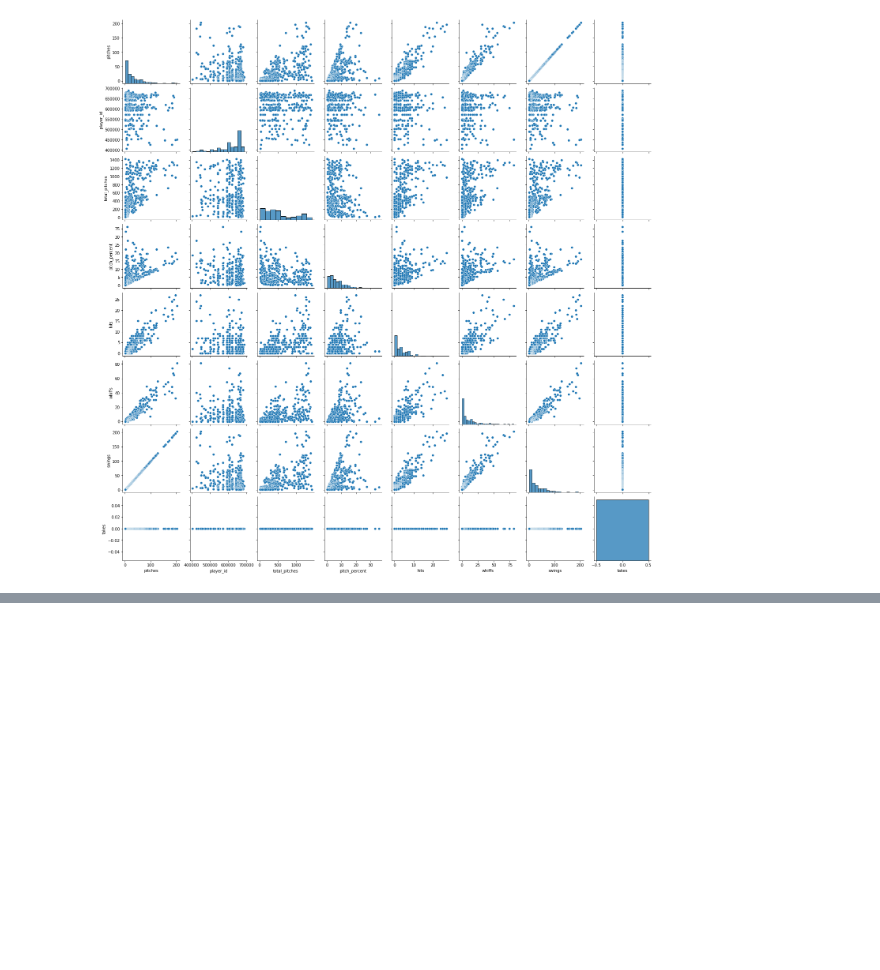
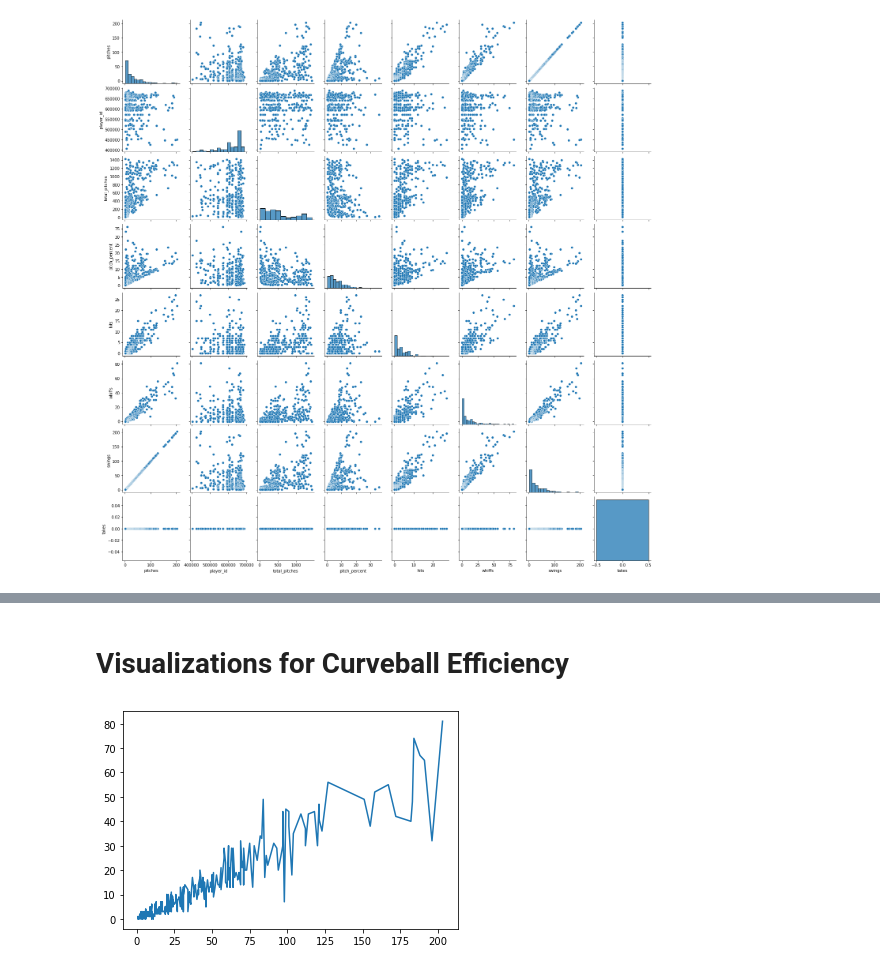
Before and after one commit to Katherine89Lee/Curveball-Data, a Jupyter notebook: Curveballs.ipynb, the cells around one changed output, grey strips where cells are left out. Cells and saved outputs as stored; diff of their text form; code cells hidden in the pictures; blank space fills up the shorter version.

```diff
--- a/Curveballs.ipynb
+++ b/Curveballs.ipynb
@@ -60,0 +69,11 @@ sns.pairplot(curveballs_clean)
+# %% [markdown]
+# Visualizations for Curveball Efficiency
+# %%
+#I love heatmaps. So much so that I could put it on a shirt. But clearly, I do not need this here.
+#The correlations are not the reason I'm doing this. That would be more for an ML approach.
+#Which means, it's time to poke around at decent visualizations for this.
+
+plt.plot('pitches', 'whiffs', data=curveballs_clean)
+plt.show()
+# %% [output]
+[figure, added]
```
Also changed, not shown: parts of 6 cells of this notebook.
